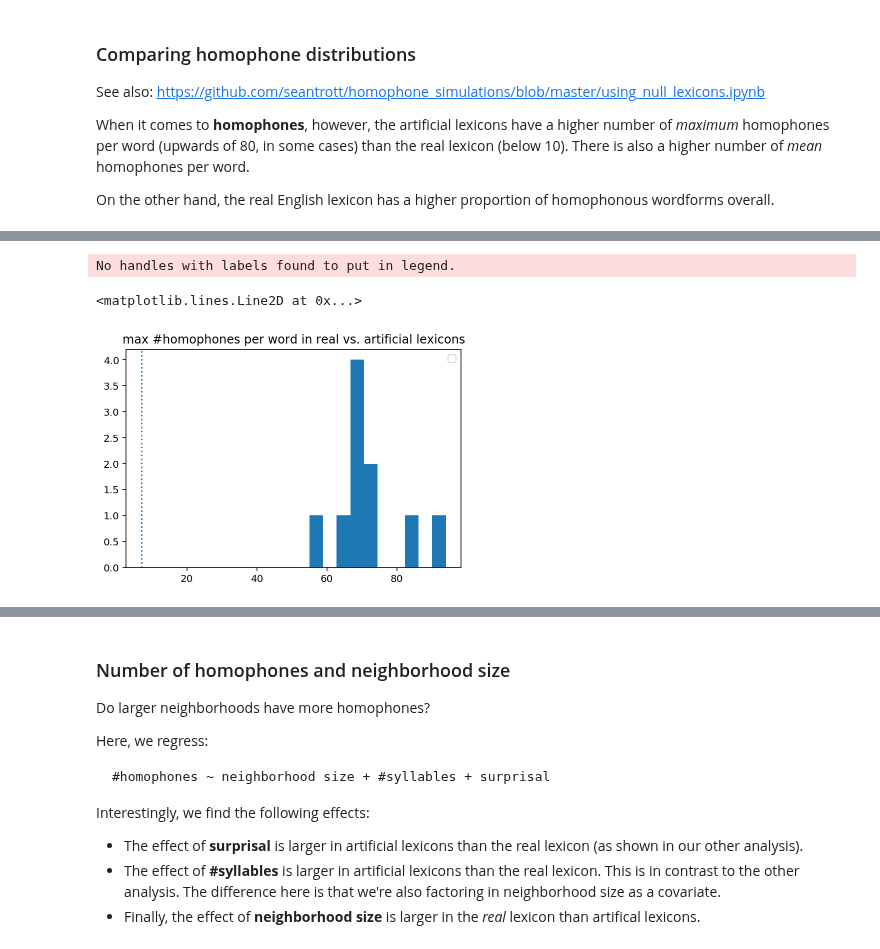
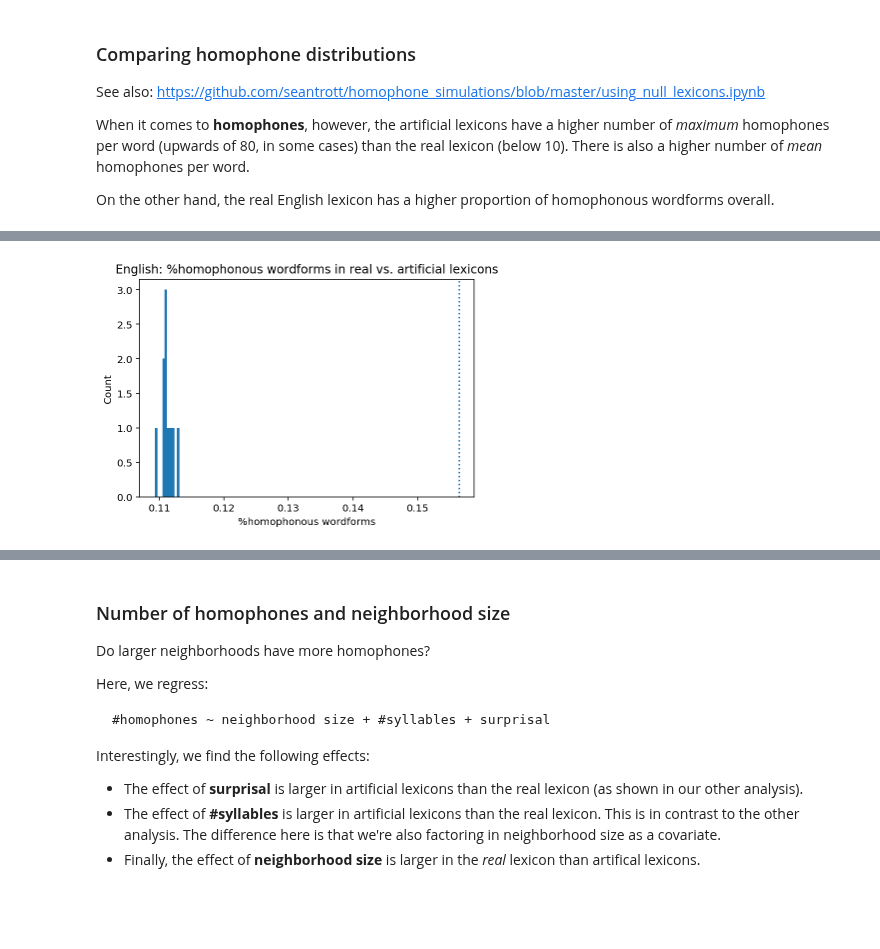
Before and after one commit to seantrott/homophone_simulations, a Jupyter notebook: minimal_pairs_analysis.ipynb, the cells around one changed output, grey strips where cells are left out. Saved outputs shown, nothing was run; the diff lists cells and outputs as text; code cells hidden in the pictures; blank space fills up the shorter version.

```diff
--- a/minimal_pairs_analysis.ipynb
+++ b/minimal_pairs_analysis.ipynb
@@ -139,9 +153,5 @@ No handles with labels found to put in legend.
-# %%
-plt.hist(max_homophones)
-plt.title("max #homophones per word in real vs. artificial lexicons")
-plt.legend()
-plt.axvline(x=df_celex_processed['num_homophones'].max(), linestyle="dotted")
-# %% [output]
-No handles with labels found to put in legend.
-<matplotlib.lines.Line2D at 0x...>
-[figure, removed]
+# %%
+plot_real_vs_art(info_for_english['homophone_percentages'], df_english_stats['homophone_percentage'],
+                '%homophonous wordforms', language='English')
+# %% [output]
+[figure, added]
```
Also changed, not shown: parts of 51 cells of this notebook, 1 other file.
